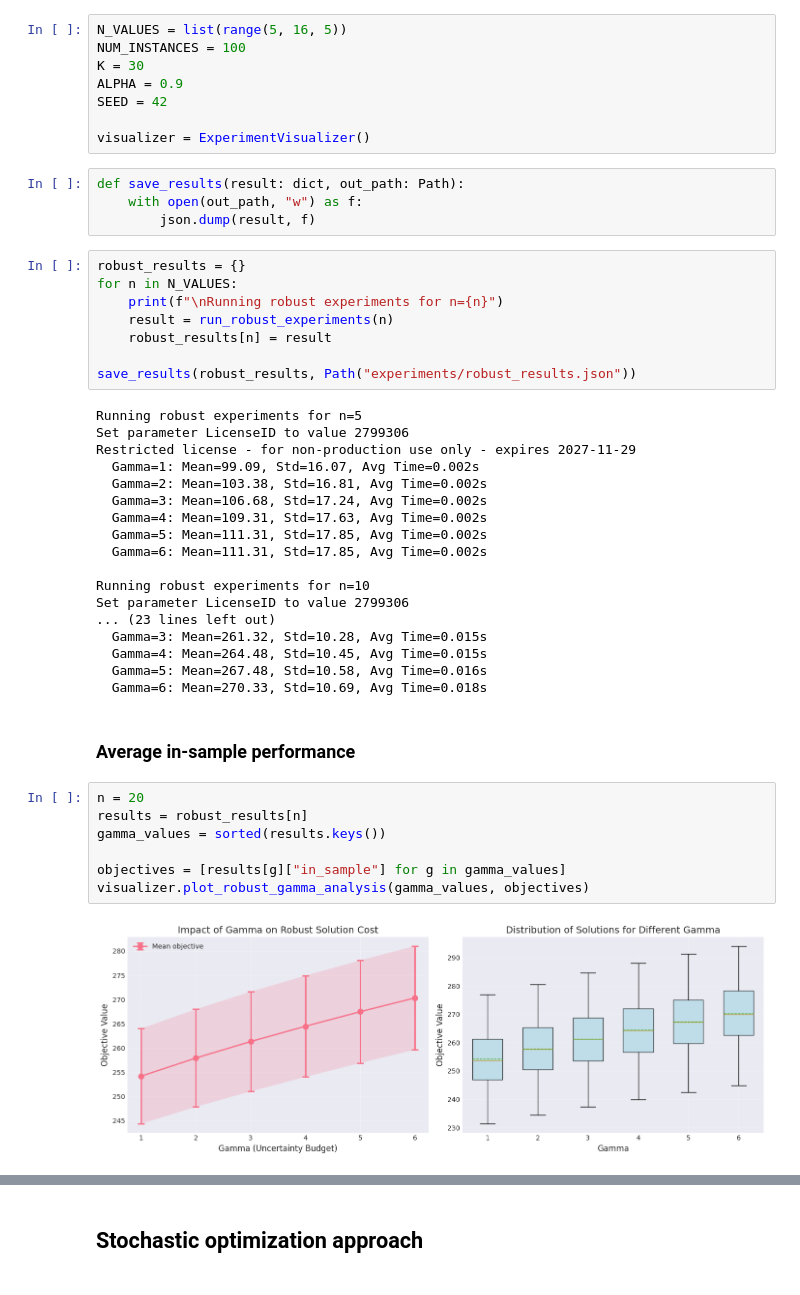
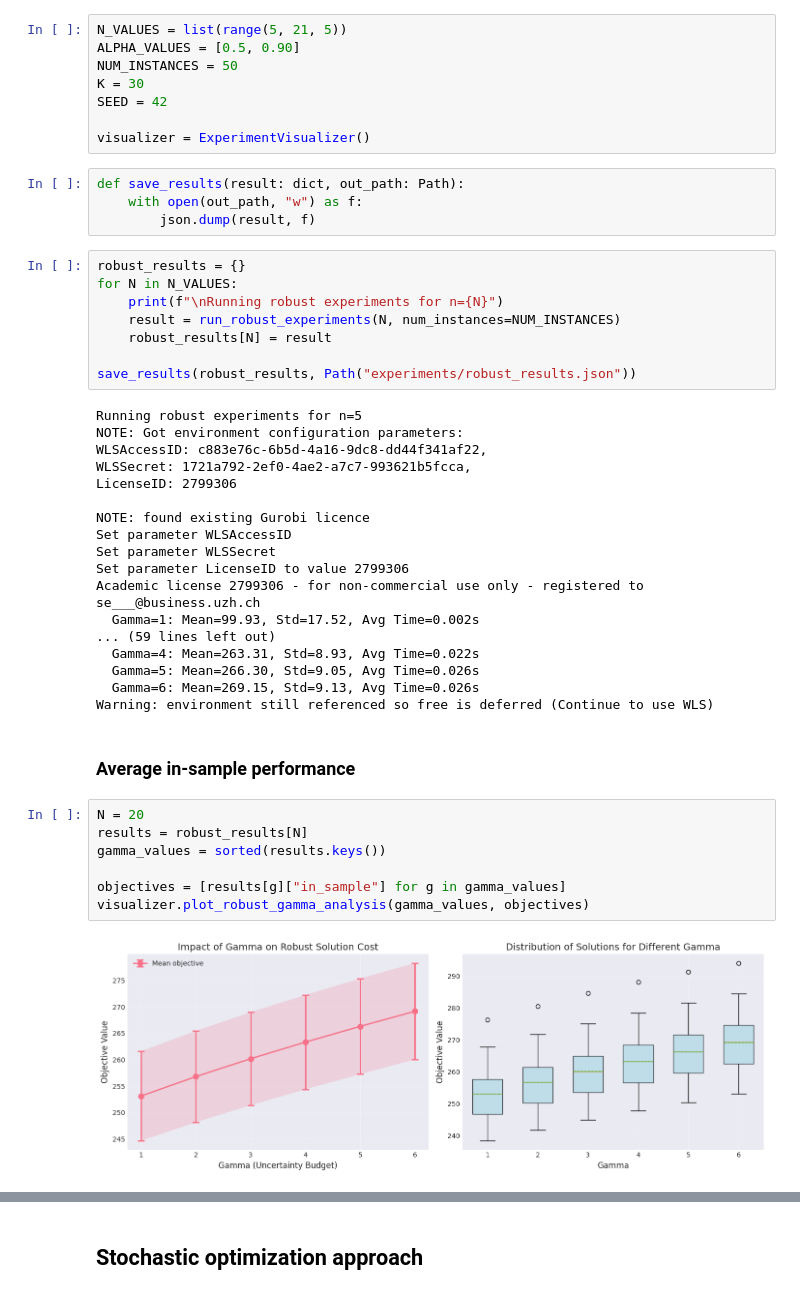
Before and after one commit to owmtgf/IAD_MAG_SciResSem, a Jupyter notebook: LAB1/main.ipynb, the cells around one changed output, grey strips where cells are left out. Cells and saved outputs as stored; diff of their text form.

```diff
--- a/LAB1/main.ipynb
+++ b/LAB1/main.ipynb
@@ -12,8 +17,8 @@ from run_experiments import run_robust_experiments, run_stochastic_experiments,
 # %%
-N_VALUES = list(range(5, 16, 5))
-NUM_INSTANCES = 100
+N_VALUES = list(range(5, 21, 5))
+ALPHA_VALUES = [0.5, 0.90]
+NUM_INSTANCES = 50
 K = 30
-ALPHA = 0.9
 SEED = 42
 
 visualizer = ExperimentVisualizer()
@@ -23,41 +28,41 @@ def save_results(result: dict, out_path: Path):
         json.dump(result, f)
 # %%
 robust_results = {}
-for n in N_VALUES:
-    print(f"\nRunning robust experiments for n={n}")
-    result = run_robust_experiments(n)
-    robust_results[n] = result
+for N in N_VALUES:
+    print(f"\nRunning robust experiments for n={N}")
+    result = run_robust_experiments(N, num_instances=NUM_INSTANCES)
+    robust_results[N] = result
 
 save_results(robust_results, Path("experiments/robust_results.json"))
 # %% [output]
 Running robust experiments for n=5
+NOTE: Got environment configuration parameters:
+WLSAccessID: c883e76c-6b5d-4a16-9dc8-dd44f341af22,
+WLSSecret: 1721a792-2ef0-4ae2-a7c7-993621b5fcca,
+LicenseID: 2799306
+
+NOTE: found existing Gurobi licence
+Set parameter WLSAccessID
+Set parameter WLSSecret
 Set parameter LicenseID to value 2799306
-Restricted license - for non-production use only - expires 2027-11-29
-  Gamma=1: Mean=99.09, Std=16.07, Avg Time=0.002s
-  Gamma=2: Mean=103.38, Std=16.81, Avg Time=0.002s
-  Gamma=3: Mean=106.68, Std=17.24, Avg Time=0.002s
-  Gamma=4: Mean=109.31, Std=17.63, Avg Time=0.002s
-  Gamma=5: Mean=111.31, Std=17.85, Avg Time=0.002s
-  Gamma=6: Mean=111.31, Std=17.85, Avg Time=0.002s
-
-Running robust experiments for n=10
-Set parameter LicenseID to value 2799306
-... (23 lines left out)
-  Gamma=3: Mean=261.32, Std=10.28, Avg Time=0.015s
-  Gamma=4: Mean=264.48, Std=10.45, Avg Time=0.015s
-  Gamma=5: Mean=267.48, Std=10.58, Avg Time=0.016s
-  Gamma=6: Mean=270.33, Std=10.69, Avg Time=0.018s
+Academic license 2799306 - for non-commercial use only - registered to se___@business.uzh.ch
+  Gamma=1: Mean=99.93, Std=17.52, Avg Time=0.002s
+... (59 lines left out)
+  Gamma=4: Mean=263.31, Std=8.93, Avg Time=0.022s
+  Gamma=5: Mean=266.30, Std=9.05, Avg Time=0.026s
+  Gamma=6: Mean=269.15, Std=9.13, Avg Time=0.026s
+Warning: environment still referenced so free is deferred (Continue to use WLS)
 # %% [markdown]
 ### Average in-sample performance
 # %%
-n = 20
-results = robust_results[n]
+N = 20
+results = robust_results[N]
 gamma_values = sorted(results.keys())
 
 objectives = [results[g]["in_sample"] for g in gamma_values]
 visualizer.plot_robust_gamma_analysis(gamma_values, objectives)
 # %% [output]
-[figure, old version]
+[figure, new version]
 # %%
 objectives = [results[g]["oos"] for g in gamma_values]
 visualizer.plot_robust_gamma_analysis(gamma_values, objectives)
```
Also changed, not shown: parts of 14 cells of this notebook, 2 other files.
